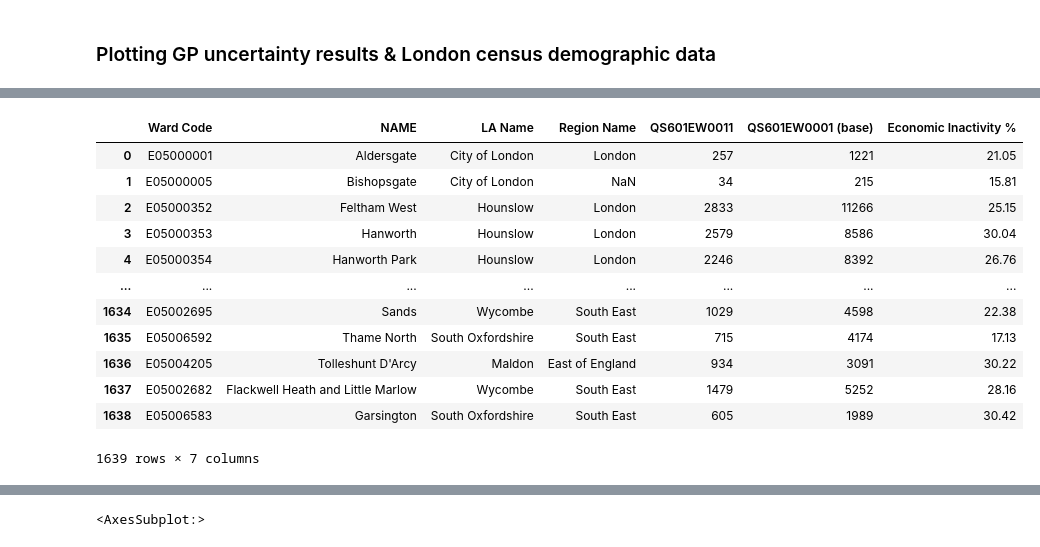
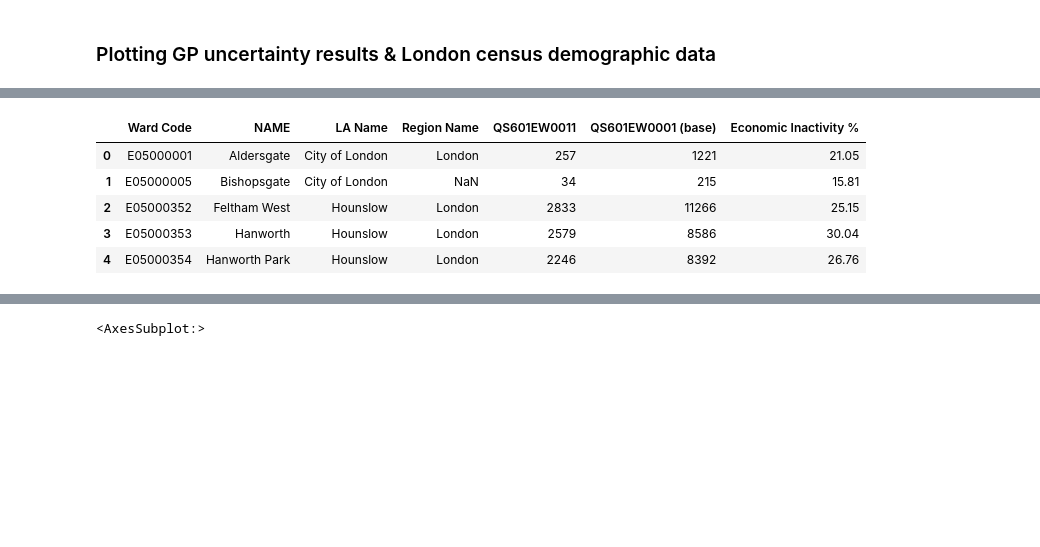
Before and after one commit to bikeclub51/london-aq, a Jupyter notebook: code/gp-models/uncertainty_census_ward_plotting.ipynb, the cells around one changed output, grey strips where cells are left out. Drawn from its saved outputs; the diff is of its cells as text; code cells hidden in the pictures; blank space fills up the shorter version.

```diff
--- a/code/gp-models/uncertainty_census_ward_plotting.ipynb
+++ b/code/gp-models/uncertainty_census_ward_plotting.ipynb
@@ -29,21 +23,14 @@ london_wards
 # %%
 economic_inactivity_df = pd.read_csv('../data-collection/datashine_QS601EW0011_Ward.csv',index_col=False)
 economic_inactivity_df = economic_inactivity_df.rename(columns={'Ward Name': 'NAME', 'Ward Percentage': 'Economic Inactivity %'})
-economic_inactivity_df
+economic_inactivity_df.head()
 # %% [output]
 |  | Ward Code | NAME | LA Name | Region Name | QS601EW0011 | QS601EW0001 (base) | Economic Inactivity % |
 | 0 | E05000001 | Aldersgate | City of London | London | 257 | 1221 | 21.05 |
 | 1 | E05000005 | Bishopsgate | City of London | NaN | 34 | 215 | 15.81 |
 | 2 | E05000352 | Feltham West | Hounslow | London | 2833 | 11266 | 25.15 |
 | 3 | E05000353 | Hanworth | Hounslow | London | 2579 | 8586 | 30.04 |
 | 4 | E05000354 | Hanworth Park | Hounslow | London | 2246 | 8392 | 26.76 |
-| ... | ... | ... | ... | ... | ... | ... | ... |
-| 1634 | E05002695 | Sands | Wycombe | South East | 1029 | 4598 | 22.38 |
-| 1635 | E05006592 | Thame North | South Oxfordshire | South East | 715 | 4174 | 17.13 |
-| 1636 | E05004205 | Tolleshunt D'Arcy | Maldon | East of England | 934 | 3091 | 30.22 |
-| 1637 | E05002682 | Flackwell Heath and Little Marlow | Wycombe | South East | 1479 | 5252 | 28.16 |
-| 1638 | E05006583 | Garsington | South Oxfordshire | South East | 605 | 1989 | 30.42 |
-1639 rows × 7 columns
 # %%
 # merge london ward geodf with census ward data
 london_wards = pd.merge(london_wards, economic_inactivity_df, how='inner', on=['NAME'])
```
Also changed, not shown: parts of 9 cells of this notebook, 1 other file.
